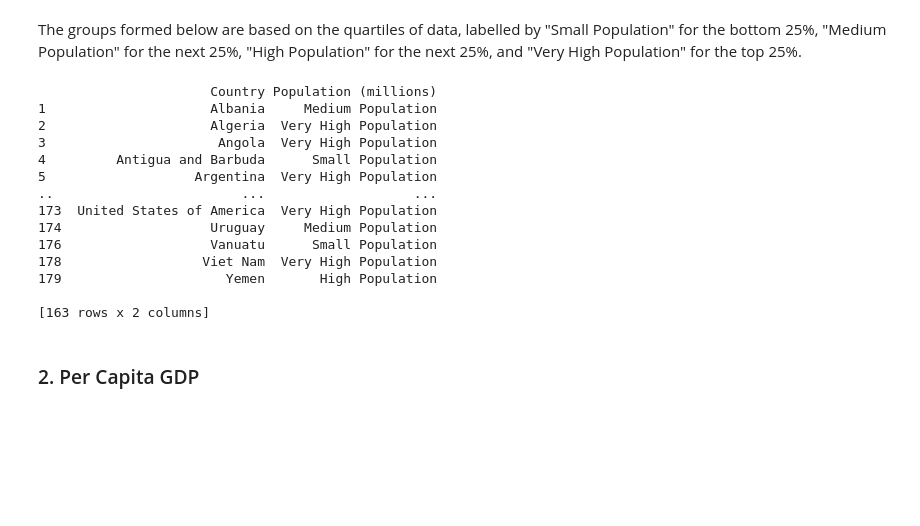
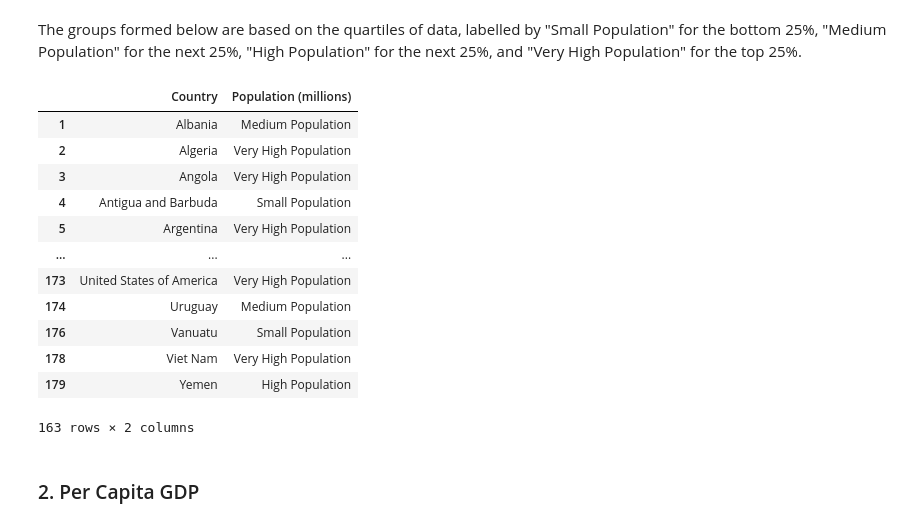
Before and after one commit to jayylmao/CSMODEL, a Jupyter notebook: CSMODEL-Case-Study-Project.ipynb, the cells around one changed output. Saved outputs shown, nothing was run; the diff lists cells and outputs as text; code cells hidden in the pictures; blank space fills up the shorter version.

```diff
--- a/CSMODEL-Case-Study-Project.ipynb
+++ b/CSMODEL-Case-Study-Project.ipynb
@@ -527,23 +527,22 @@ The groups formed below are based on the quartiles of data, labelled by "Small P
 # %%
 labels = ["Small Population", "Medium Population", "High Population", "Very High Population"]
 cleaned_df['Population (millions)'] = pd.qcut(cleaned_df['Population (millions)'], q=[0, .25, .5, .75, 1], labels=labels)
 
-print(cleaned_df[['Country', 'Population (millions)']])
+cleaned_df[['Country', 'Population (millions)']]
 # %% [output]
+|  | Country | Population (millions) |
+| 1 | Albania | Medium Population |
+| 2 | Algeria | Very High Population |
+| 3 | Angola | Very High Population |
+| 4 | Antigua and Barbuda | Small Population |
+| 5 | Argentina | Very High Population |
+| ... | ... | ... |
+| 173 | United States of America | Very High Population |
+| 174 | Uruguay | Medium Population |
+| 176 | Vanuatu | Small Population |
+| 178 | Viet Nam | Very High Population |
+| 179 | Yemen | High Population |
-                      Country Population (millions)
-1                     Albania     Medium Population
-2                     Algeria  Very High Population
-3                      Angola  Very High Population
-4         Antigua and Barbuda      Small Population
-5                   Argentina  Very High Population
-..                        ...                   ...
-173  United States of America  Very High Population
-174                   Uruguay     Medium Population
-176                   Vanuatu      Small Population
-178                  Viet Nam  Very High Population
-179                     Yemen       High Population
-
-[163 rows x 2 columns]
+163 rows × 2 columns
 # %% [markdown]
 ### 2. Per Capita GDP
 # %% [markdown]
```
Also changed, not shown: parts of 9 cells of this notebook.
